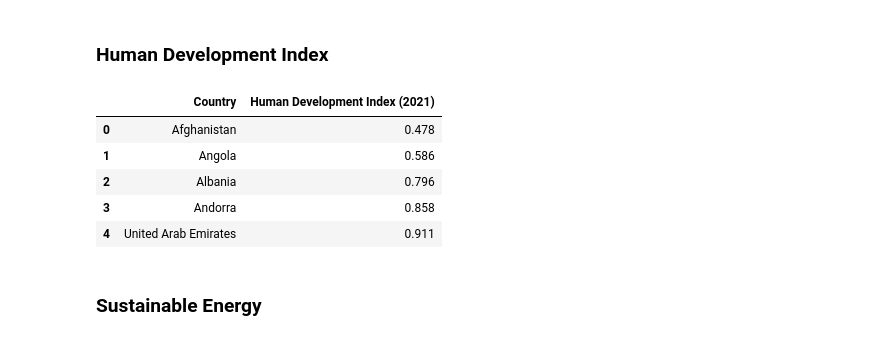
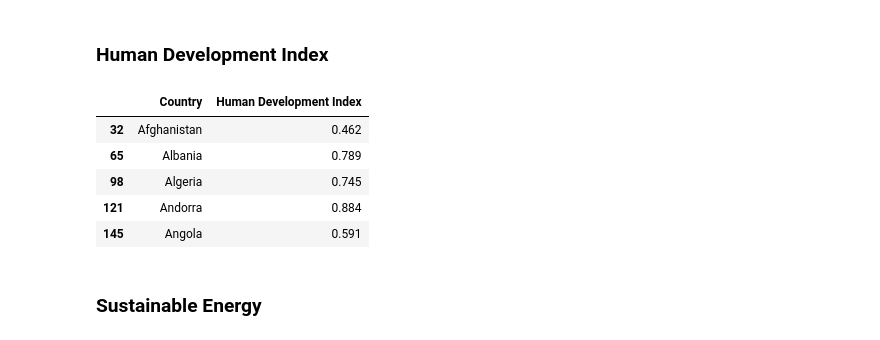
Before and after one commit to luanakimley/low-carbon-development-composite-index, a Jupyter notebook: data_cleaning.ipynb, the cells around one changed output. Drawn from its saved outputs; the diff is of its cells as text; code cells hidden in the pictures.

```diff
--- a/data_cleaning.ipynb
+++ b/data_cleaning.ipynb
@@ -10,7 +10,7 @@ forest_area = pd.read_csv("dataset/Forest Area.csv")
 freshwater = pd.read_csv("dataset/Freshwater.csv", skiprows=3)
 gdp_per_capita = pd.read_csv("dataset/gdp_per_capita.csv")
 governance = pd.read_csv("dataset/Governance.csv")
-human_development_index = pd.read_csv("dataset/Human Development Index.csv")
+human_development_index = pd.read_csv("dataset/human-development-index.csv")
 sustainable_energy = pd.read_csv("dataset/Sustainable energy for all.csv", skiprows=3)
 emissions = pd.read_csv("dataset/trends_in_greenhouse_gas_emissions.csv", skiprows=3)
 # %% [markdown]
@@ -71,15 +73,17 @@ governance_filtered.head()
 # %% [markdown]
 ### Human Development Index
 # %%
-human_development_index_filtered = human_development_index[['Country', 'Human Development Index (2021)']]
+human_development_index_filtered = human_development_index.loc[human_development_index['Year'] == 2022]
+human_development_index_filtered = human_development_index_filtered[['Entity', 'Human Development Index']]
+human_development_index_filtered = human_development_index_filtered.rename(columns={'Entity': 'Country'})
 human_development_index_filtered.head()
 # %% [output]
-|  | Country | Human Development Index (2021) |
-| 0 | Afghanistan | 0.478 |
-| 1 | Angola | 0.586 |
-| 2 | Albania | 0.796 |
-| 3 | Andorra | 0.858 |
-| 4 | United Arab Emirates | 0.911 |
+|  | Country | Human Development Index |
+| 32 | Afghanistan | 0.462 |
+| 65 | Albania | 0.789 |
+| 98 | Algeria | 0.745 |
+| 121 | Andorra | 0.884 |
+| 145 | Angola | 0.591 |
 # %% [markdown]
 ### Sustainable Energy
 # %%
```
Also changed, not shown: parts of 48 cells of this notebook.
